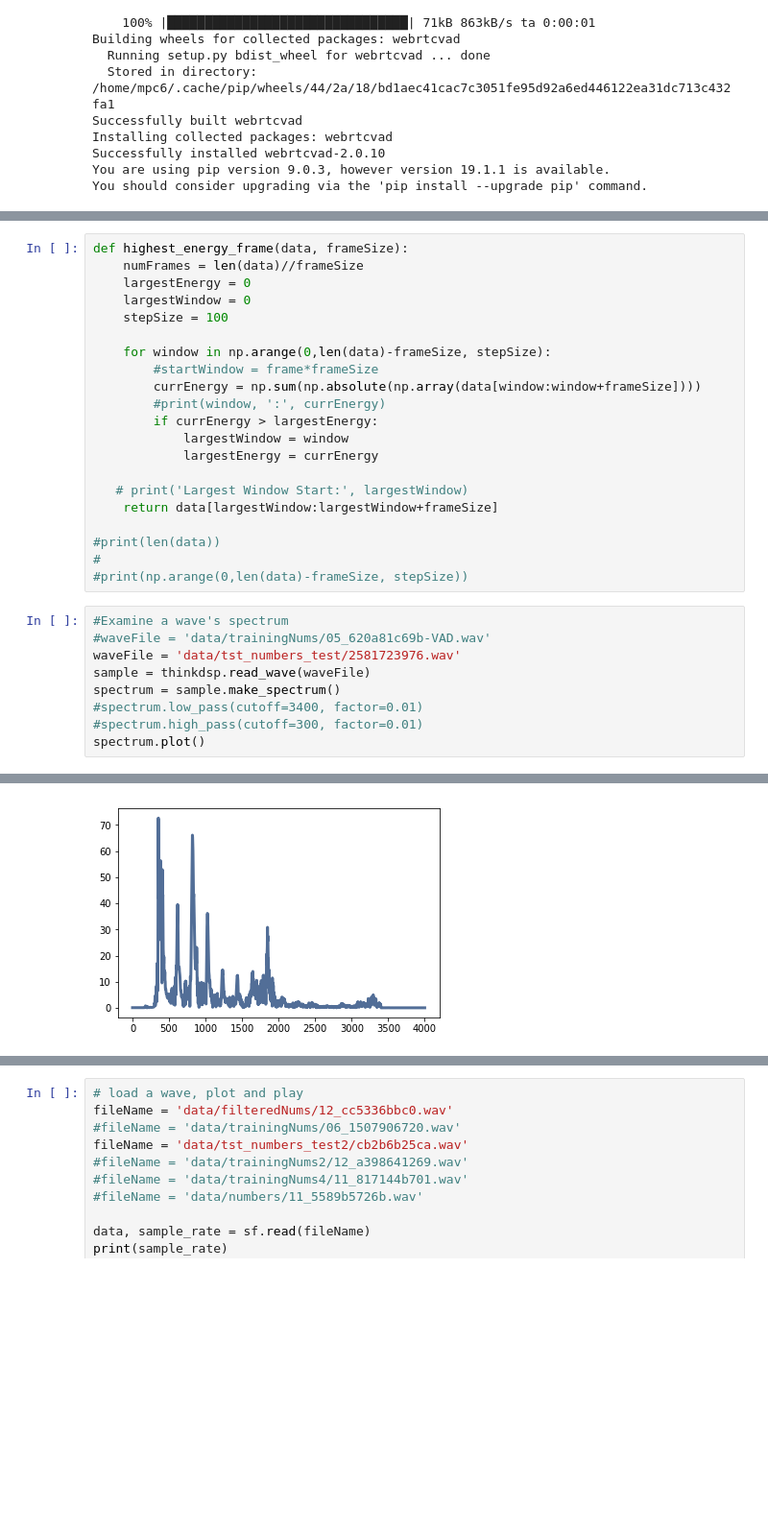
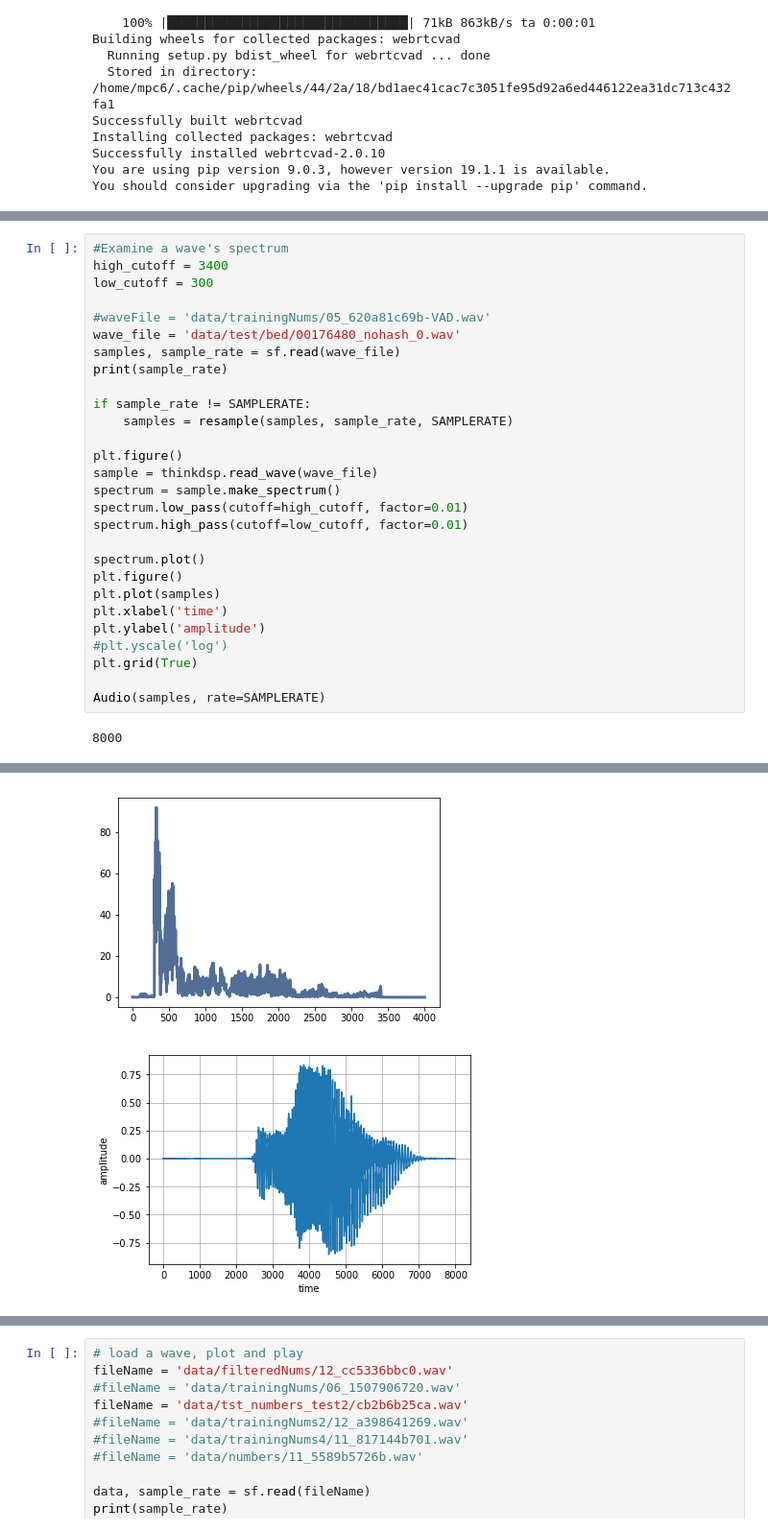
Before and after one commit to MerlinPCarson/SpeechRec, a Jupyter notebook: SpeechRecog.ipynb, the cells around one changed output, grey strips where cells are left out. Shown: that part at 96% size. Saved outputs shown, nothing was run; the diff lists cells and outputs as text; blank space fills up the shorter version.

Commit message:
downloads data and resamples

```diff
--- a/SpeechRecog.ipynb
+++ b/SpeechRecog.ipynb
@@ -204,31 +82,30 @@ Finished saving voice activity
-# %%
-def highest_energy_frame(data, frameSize):
-    numFrames = len(data)//frameSize
-    largestEnergy = 0
-    largestWindow = 0
-    stepSize = 100
-
-    for window in np.arange(0,len(data)-frameSize, stepSize):
-        #startWindow = frame*frameSize
-        currEnergy = np.sum(np.absolute(np.array(data[window:window+frameSize])))
-        #print(window, ':', currEnergy)
-        if currEnergy > largestEnergy:
-            largestWindow = window
-            largestEnergy = currEnergy
-
-   # print('Largest Window Start:', largestWindow)
-    return data[largestWindow:largestWindow+frameSize]
-
-#print(len(data))
-#
-#print(np.arange(0,len(data)-frameSize, stepSize))
 # %%
 #Examine a wave's spectrum
+high_cutoff = 3400
+low_cutoff = 300
+
 #waveFile = 'data/trainingNums/05_620a81c69b-VAD.wav'
-waveFile = 'data/tst_numbers_test/2581723976.wav'
-sample = thinkdsp.read_wave(waveFile)
+wave_file = 'data/test/bed/00176480_nohash_0.wav'
+samples, sample_rate = sf.read(wave_file)
+print(sample_rate)
+
+if sample_rate != SAMPLERATE:
+    samples = resample(samples, sample_rate, SAMPLERATE)
+
+plt.figure()
+sample = thinkdsp.read_wave(wave_file)
 spectrum = sample.make_spectrum()
-#spectrum.low_pass(cutoff=3400, factor=0.01)
-#spectrum.high_pass(cutoff=300, factor=0.01)
+spectrum.low_pass(cutoff=high_cutoff, factor=0.01)
+spectrum.high_pass(cutoff=low_cutoff, factor=0.01)
+
 spectrum.plot()
+plt.figure()
+plt.plot(samples)
+plt.xlabel('time')
+plt.ylabel('amplitude')
+#plt.yscale('log')
+plt.grid(True)
+
+Audio(samples, rate=SAMPLERATE)
 # %% [output]
+8000
@@ -235 +113,2 @@ spectrum.plot()
-[figure, old version]
+[figure, new version]
+[figure, added]
```
Also changed, not shown: parts of 12 cells of this notebook.
